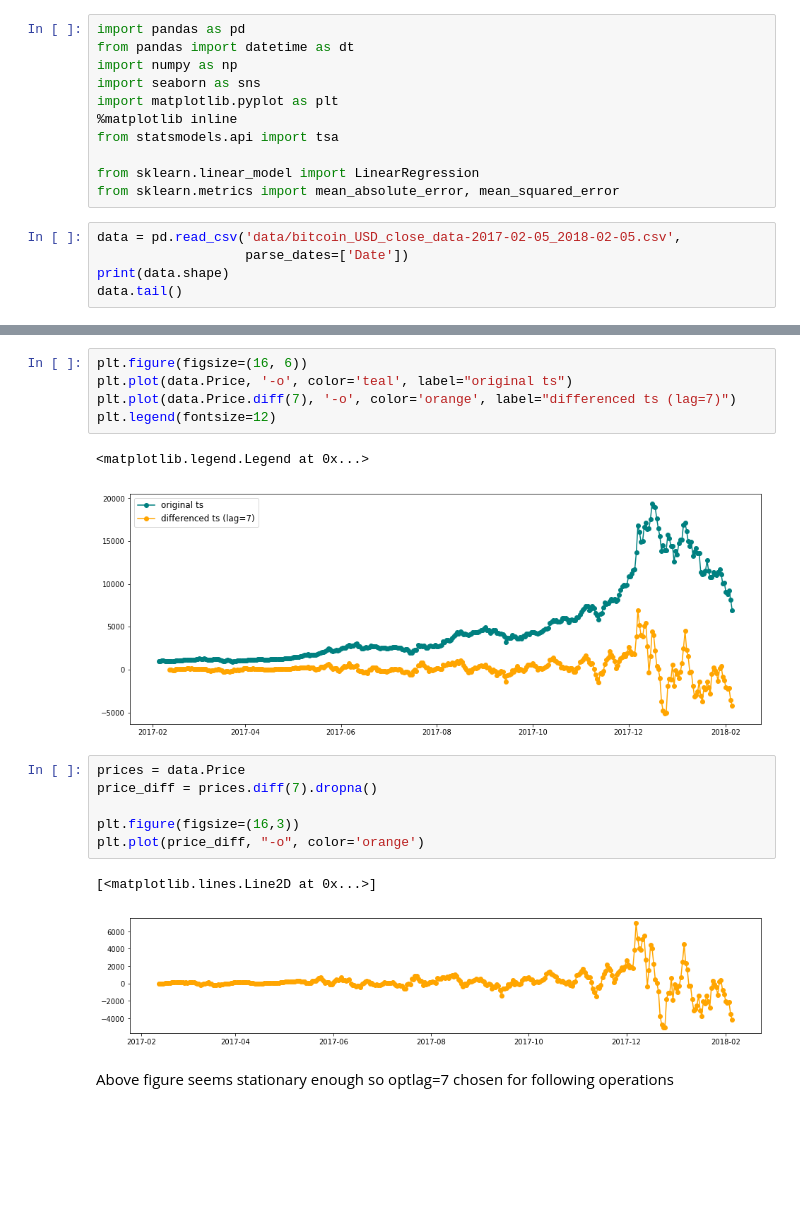
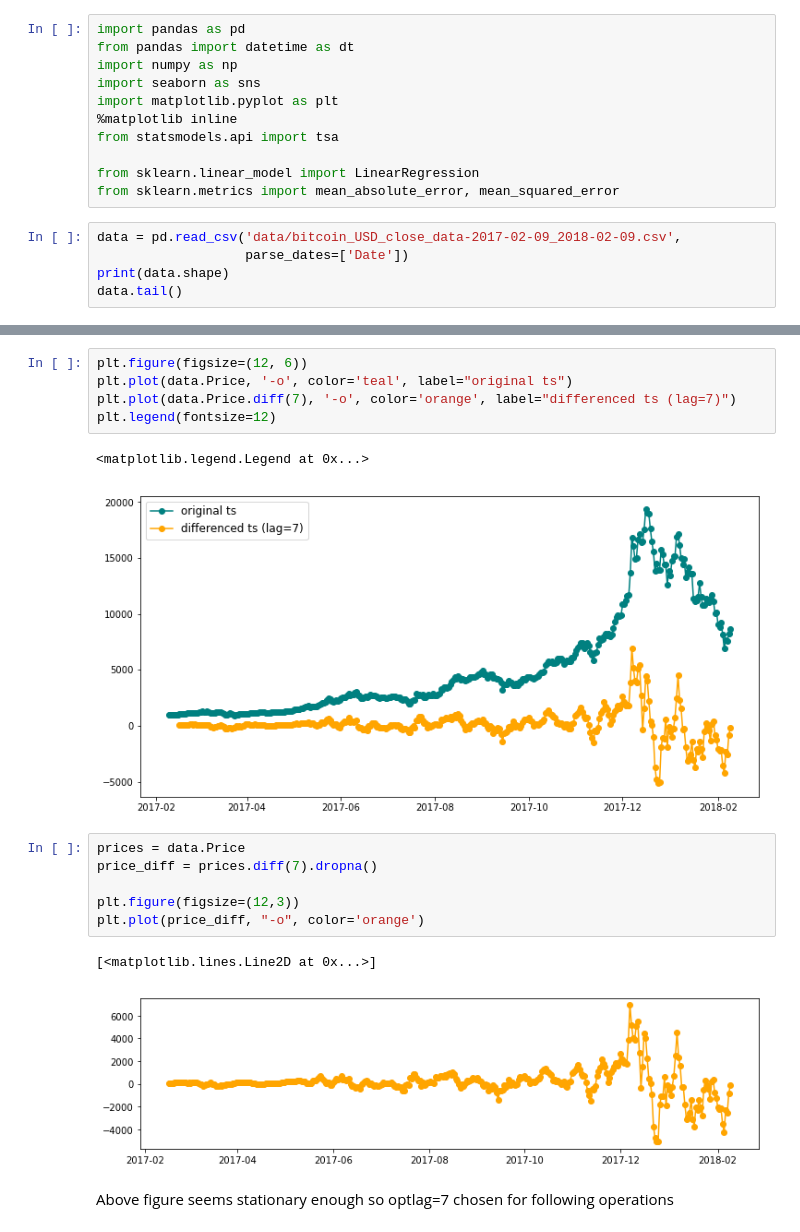
Before and after one commit to jessgess/Time_Series_Analysis_ARIMA, a Jupyter notebook: time_series.ipynb, the cells around one changed output, grey strips where cells are left out. Cells and saved outputs as stored; diff of their text form; blank space fills up the shorter version.

```diff
--- a/time_series.ipynb
+++ b/time_series.ipynb
@@ -10,7 +10,7 @@ from statsmodels.api import tsa
 from sklearn.linear_model import LinearRegression
 from sklearn.metrics import mean_absolute_error, mean_squared_error
 # %%
-data = pd.read_csv('data/bitcoin_USD_close_data-2017-02-05_2018-02-05.csv',
+data = pd.read_csv('data/bitcoin_USD_close_data-2017-02-09_2018-02-09.csv',
                    parse_dates=['Date'])
 print(data.shape)
 data.tail()
@@ -76,20 +84,20 @@ plt.ylabel("Autocorrelation", fontsize=12)
 # %%
-plt.figure(figsize=(16, 6))
+plt.figure(figsize=(12, 6))
 plt.plot(data.Price, '-o', color='teal', label="original ts")
 plt.plot(data.Price.diff(7), '-o', color='orange', label="differenced ts (lag=7)")
 plt.legend(fontsize=12)
 # %% [output]
 <matplotlib.legend.Legend at 0x...>
-[figure, old version]
+[figure, new version]
 # %%
 prices = data.Price
 price_diff = prices.diff(7).dropna()
 
-plt.figure(figsize=(16,3))
+plt.figure(figsize=(12,3))
 plt.plot(price_diff, "-o", color='orange')
 # %% [output]
 [<matplotlib.lines.Line2D at 0x...>]
-[figure, old version]
+[figure, new version]
 # %% [markdown]
 Above figure seems stationary enough so optlag=7 chosen for following operations
 # %%
```
Also changed, not shown: parts of 28 cells of this notebook, 2 other files.
